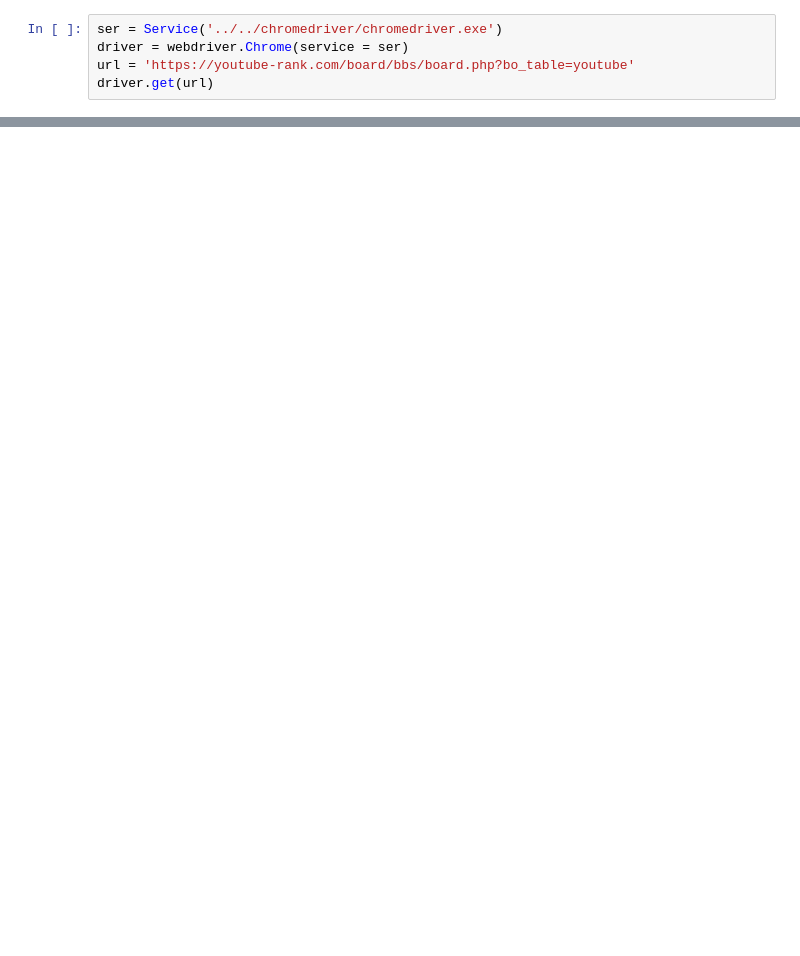
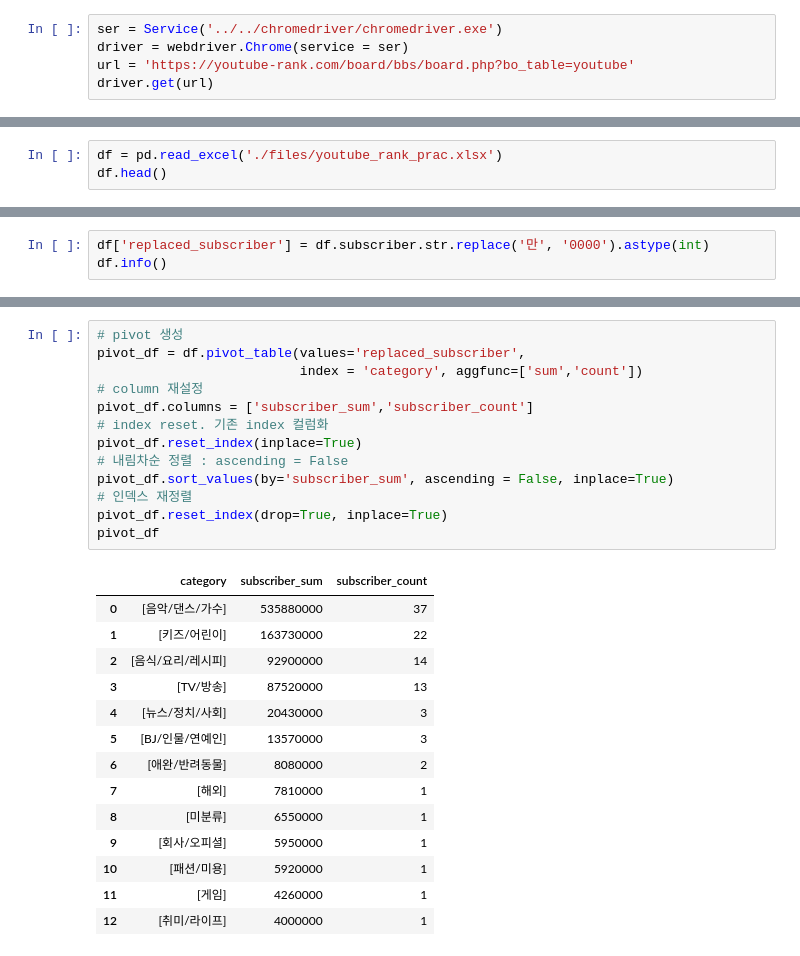
Before and after one commit to powpoww/TIL, a Jupyter notebook: 수업/데이터플랫폼/데이터분석실무_파이썬/3_2_ex_youtube_crawling.ipynb, the cells around one changed output, grey strips where cells are left out. Saved outputs shown, nothing was run; the diff lists cells and outputs as text; blank space fills up the shorter version.

```diff
--- a/수업/데이터플랫폼/데이터분석실무_파이썬/3_2_ex_youtube_crawling.ipynb
+++ b/수업/데이터플랫폼/데이터분석실무_파이썬/3_2_ex_youtube_crawling.ipynb
@@ -48,0 +62,3 @@ songs_data
+# %%
+df = pd.read_excel('./files/youtube_rank_prac.xlsx')
+df.head()
@@ -48,0 +98,3 @@ songs_data
+# %%
+df['replaced_subscriber'] = df.subscriber.str.replace('만', '0000').astype(int)
+df.info()
@@ -48,0 +125,28 @@ songs_data
+# %%
+# pivot 생성
+pivot_df = df.pivot_table(values='replaced_subscriber',
+                          index = 'category', aggfunc=['sum','count'])
+# column 재설정
+pivot_df.columns = ['subscriber_sum','subscriber_count']
+# index reset. 기존 index 컬럼화
+pivot_df.reset_index(inplace=True)
+# 내림차순 정렬 : ascending = False
+pivot_df.sort_values(by='subscriber_sum', ascending = False, inplace=True)
+# 인덱스 재정렬
+pivot_df.reset_index(drop=True, inplace=True)
+pivot_df
+# %% [output]
+|  | category | subscriber_sum | subscriber_count |
+| 0 | [음악/댄스/가수] | 535880000 | 37 |
+| 1 | [키즈/어린이] | 163730000 | 22 |
+| 2 | [음식/요리/레시피] | 92900000 | 14 |
+| 3 | [TV/방송] | 87520000 | 13 |
+| 4 | [뉴스/정치/사회] | 20430000 | 3 |
+| 5 | [BJ/인물/연예인] | 13570000 | 3 |
+| 6 | [애완/반려동물] | 8080000 | 2 |
+| 7 | [해외] | 7810000 | 1 |
+| 8 | [미분류] | 6550000 | 1 |
+| 9 | [회사/오피셜] | 5950000 | 1 |
+| 10 | [패션/미용] | 5920000 | 1 |
+| 11 | [게임] | 4260000 | 1 |
+| 12 | [취미/라이프] | 4000000 | 1 |
```
Also changed, not shown: parts of 17 cells of this notebook, 5 other files.
